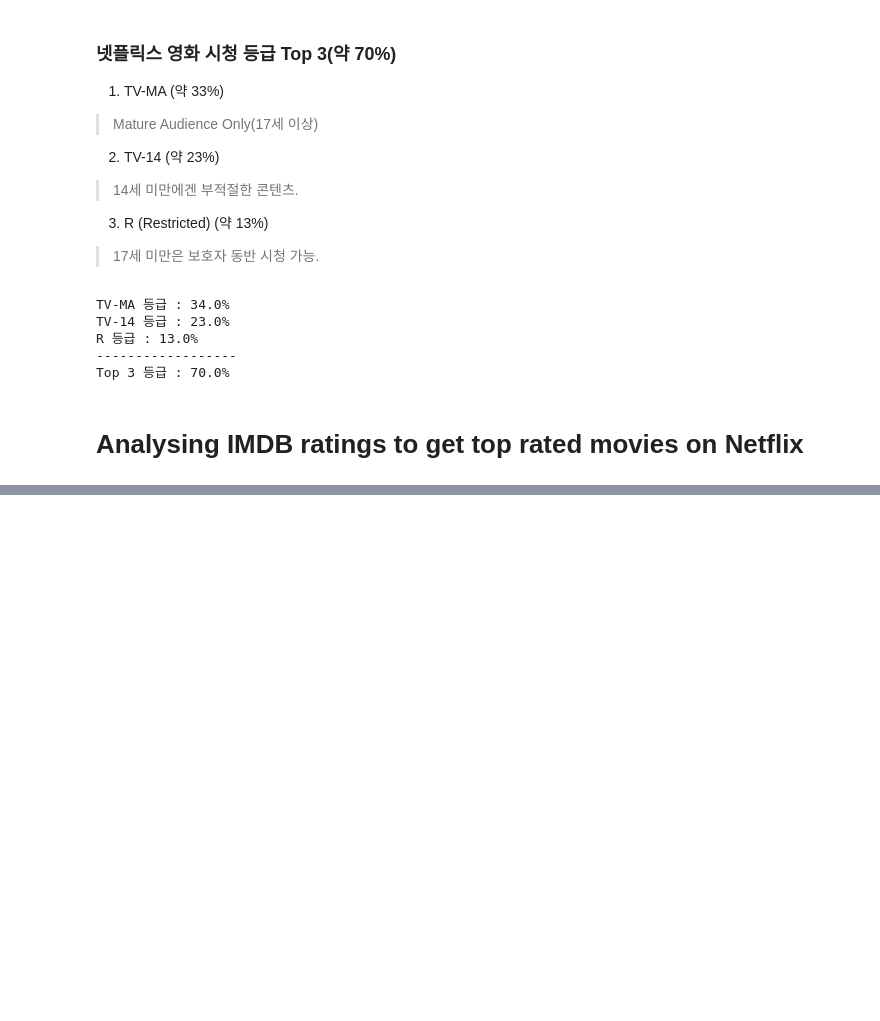
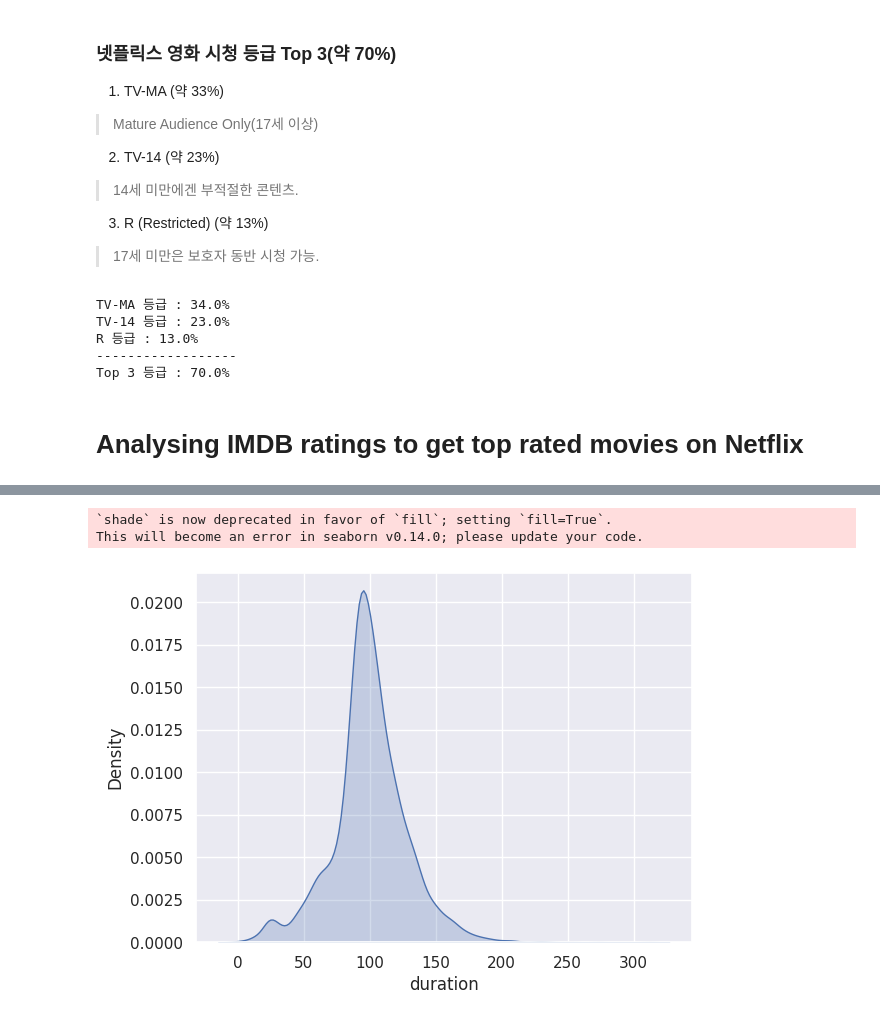
Before and after one commit to M-05/netflix_analytics, a Jupyter notebook: netflix_visualization.ipynb, the cells around one changed output, grey strips where cells are left out. Cells and saved outputs as stored; diff of their text form; code cells hidden in the pictures; blank space fills up the shorter version.

```diff
--- a/netflix_visualization.ipynb
+++ b/netflix_visualization.ipynb
@@ -344,0 +590,30 @@ Top 3 등급 : 70.0%
+# %%
+countries={}
+# null 값 Unknown으로 채우기
+netflix_movies['country']=netflix_movies['country'].fillna('Unknown')
+# country 컬럼 값을 리스트 형태로 변환
+cou = list(netflix_movies['country'])
+# , 기준으로 split
+for i in cou:
+    # print(i) # 국가 출력.
+    # , 기준으로 split 후 list 형태로 변경
+    i = list(i.split(','))
+
+    # list의 값이 1개라면
+    if len(i)==1:
+        # countries 딕셔너리에 있다면 + 1
+        if i in list(countries.keys()):
+            countries[i] += 1
+        # countries 딕셔너리에 없다면 1
+        else:
+            countries[i[0]] = 1
+
+    # list의 값이 1개가 아니라면
+    else:
+        for j in i: # ex) i = ['United Kingdom', ' Germany']
+            # countries 딕셔너리에 있다면 + 1
+            if j in list(countries.keys()):
+                countries[j] += 1
+            # countries 딕셔너리에 없다면 1
+            else:
+                countries[j] = 1
@@ -344,0 +718,6 @@ Top 3 등급 : 70.0%
+# %%
+###################################
+# min 문구 없앤 후 object -> int로 변경
+###################################
+netflix_movies['duration'] = netflix_movies['duration'].str.replace(' min','')
+netflix_movies['duration']= netflix_movies['duration'].fillna('0').astype(str).astype(int)
@@ -344,0 +744,7 @@ Top 3 등급 : 70.0%
+# %%
+sns.set(style="darkgrid")
+sns.kdeplot(data=netflix_movies['duration'], shade=True);
+# %% [output]
+`shade` is now deprecated in favor of `fill`; setting `fill=True`.
+This will become an error in seaborn v0.14.0; please update your code.
+[figure, added]
```
Also changed, not shown: parts of 117 cells of this notebook.
